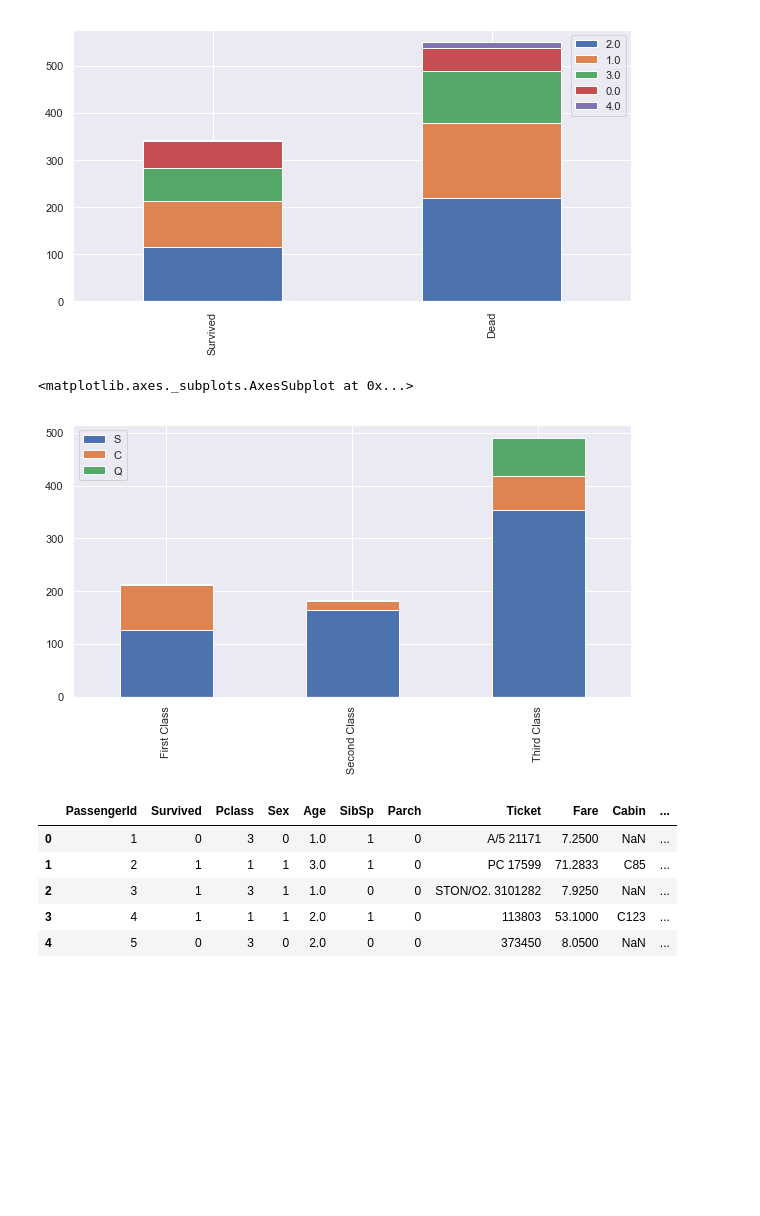
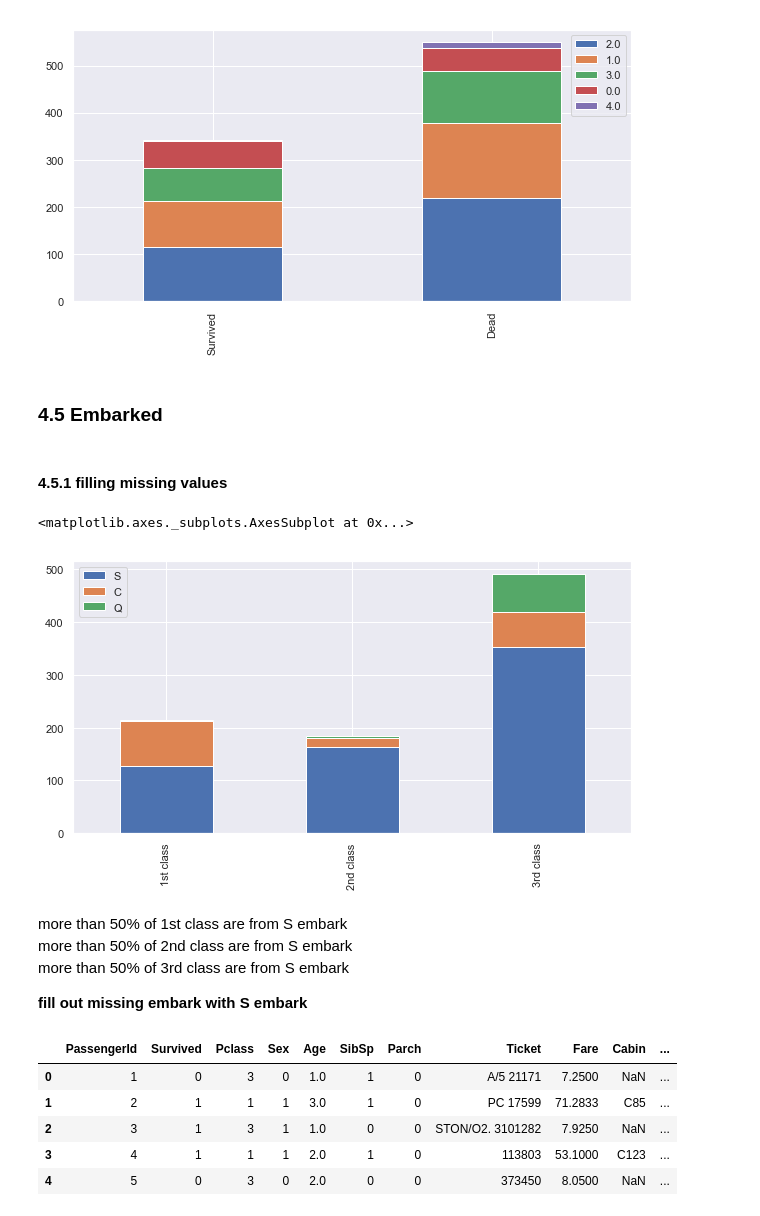
Before and after one commit to direnc88/Kaggle-Titanic-Challenge, a Jupyter notebook: KaggleTitanic.ipynb, the cells around one changed output. Drawn from its saved outputs; the diff is of its cells as text; code cells hidden in the pictures; blank space fills up the shorter version.

```diff
--- a/KaggleTitanic.ipynb
+++ b/KaggleTitanic.ipynb
@@ -389,18 +566,27 @@ train.head()
 bar_chart('Age')
 # %% [output]
 [figure]
+# %% [markdown]
+### 4.5 Embarked
+# %% [markdown]
+#### 4.5.1 filling missing values
 # %%
 #next we will fill embarked's missing values.
-#7mins
 Pclass1 = train[train['Pclass']==1]['Embarked'].value_counts()
 Pclass2 = train[train['Pclass']==2]['Embarked'].value_counts()
 Pclass3 = train[train['Pclass']==3]['Embarked'].value_counts()
 df = pd.DataFrame([Pclass1, Pclass2, Pclass3])
-df.index = ('First Class', 'Second Class', 'Third Class')
-df.plot(kind='bar', stacked=True, figsize=(10,5))
+df.index = ['1st class','2nd class', '3rd class']
+df.plot(kind='bar',stacked=True, figsize=(10,5))
 # %% [output]
 <matplotlib.axes._subplots.AxesSubplot at 0x...>
-[figure, old version]
+[figure, new version]
+# %% [markdown]
+more than 50% of 1st class are from S embark
+more than 50% of 2nd class are from S embark
+more than 50% of 3rd class are from S embark
+
+**fill out missing embark with S embark**
 # %%
 #more than 50% of each class is from the S embark area.
 for dataset in train_test_data:
```
Also changed, not shown: parts of 92 cells of this notebook, 1 other file.
